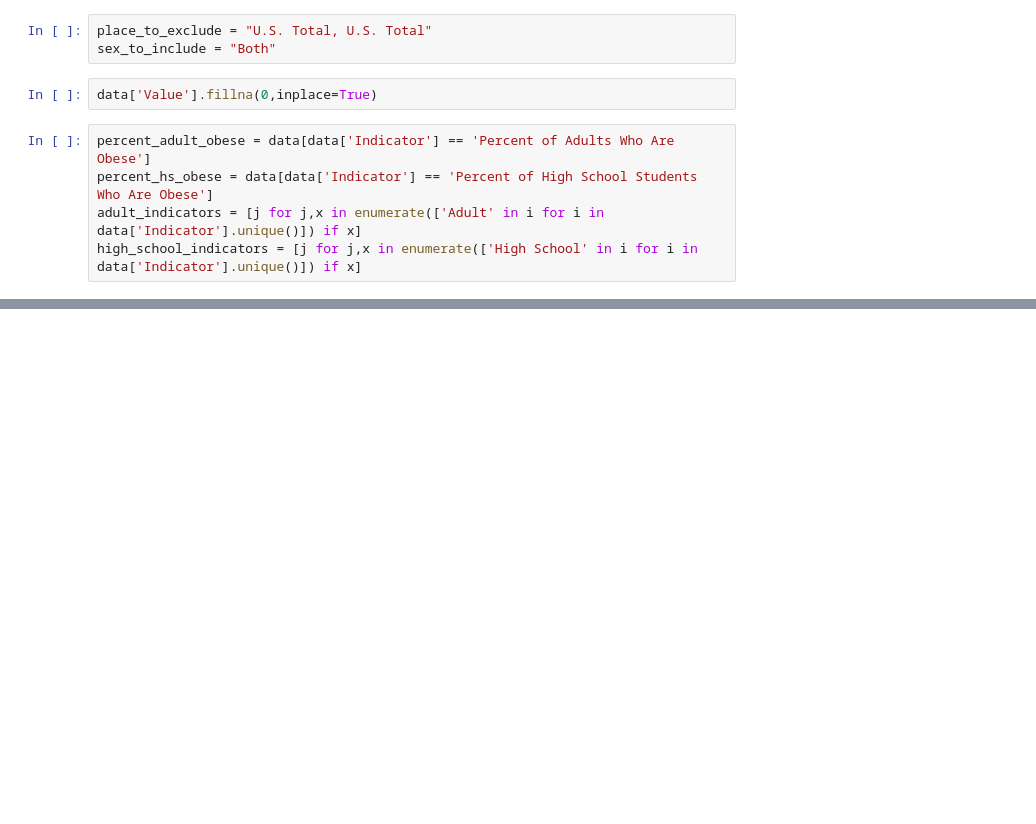
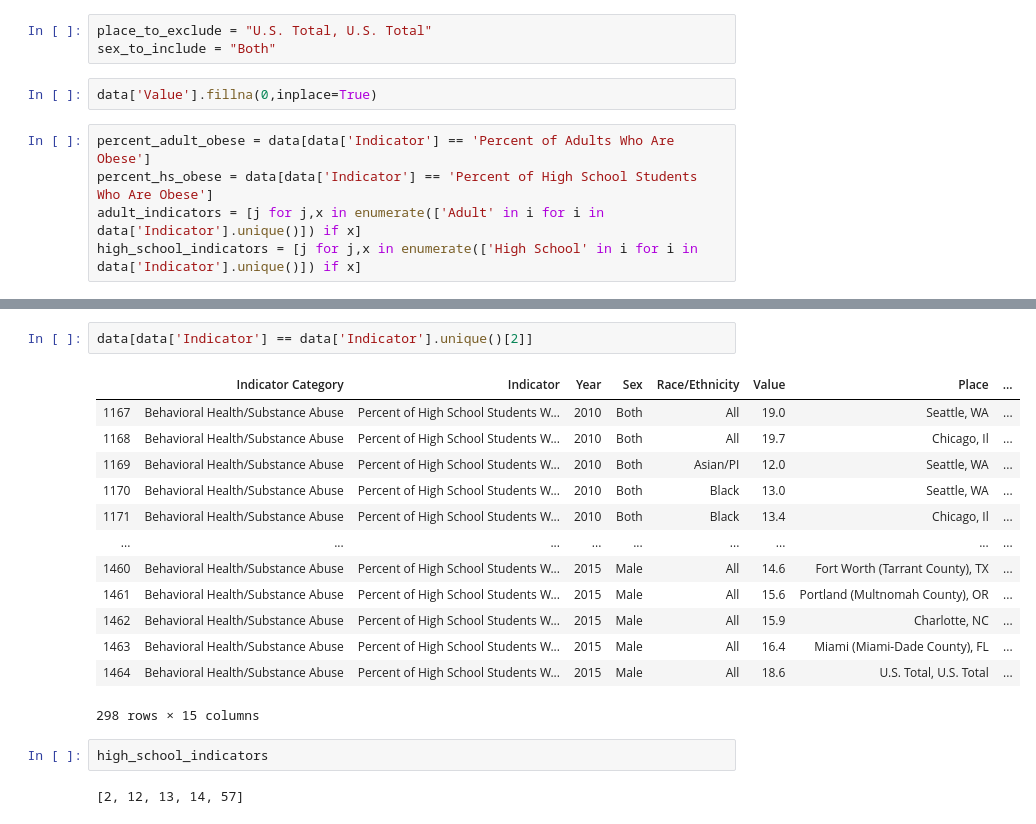
Before and after one commit to nijie321/COMP4151-project, a Jupyter notebook: Jie_Analysis.ipynb, the cells around one changed output, grey strips where cells are left out. Drawn from its saved outputs; the diff is of its cells as text; blank space fills up the shorter version.

```diff
--- a/Jie_Analysis.ipynb
+++ b/Jie_Analysis.ipynb
@@ -68,0 +78,20 @@ high_school_indicators = [j for j,x in enumerate(['High School' in i for i in da
+# %%
+data[data['Indicator'] == data['Indicator'].unique()[2]]
+# %% [output]
+|  | Indicator Category | Indicator | Year | Sex | Race/Ethnicity | Value | Place | ... |
+| 1167 | Behavioral Health/Substance Abuse | Percent of High School Students W... | 2010 | Both | All | 19.0 | Seattle, WA | ... |
+| 1168 | Behavioral Health/Substance Abuse | Percent of High School Students W... | 2010 | Both | All | 19.7 | Chicago, Il | ... |
+| 1169 | Behavioral Health/Substance Abuse | Percent of High School Students W... | 2010 | Both | Asian/PI | 12.0 | Seattle, WA | ... |
+| 1170 | Behavioral Health/Substance Abuse | Percent of High School Students W... | 2010 | Both | Black | 13.0 | Seattle, WA | ... |
+| 1171 | Behavioral Health/Substance Abuse | Percent of High School Students W... | 2010 | Both | Black | 13.4 | Chicago, Il | ... |
+| ... | ... | ... | ... | ... | ... | ... | ... | ... |
+| 1460 | Behavioral Health/Substance Abuse | Percent of High School Students W... | 2015 | Male | All | 14.6 | Fort Worth (Tarrant County), TX | ... |
+| 1461 | Behavioral Health/Substance Abuse | Percent of High School Students W... | 2015 | Male | All | 15.6 | Portland (Multnomah County), OR | ... |
+| 1462 | Behavioral Health/Substance Abuse | Percent of High School Students W... | 2015 | Male | All | 15.9 | Charlotte, NC | ... |
+| 1463 | Behavioral Health/Substance Abuse | Percent of High School Students W... | 2015 | Male | All | 16.4 | Miami (Miami-Dade County), FL | ... |
+| 1464 | Behavioral Health/Substance Abuse | Percent of High School Students W... | 2015 | Male | All | 18.6 | U.S. Total, U.S. Total | ... |
+298 rows × 15 columns
+# %%
+high_school_indicators
+# %% [output]
+[2, 12, 13, 14, 57]
```
Also changed, not shown: parts of 23 cells of this notebook, 2 other files.
